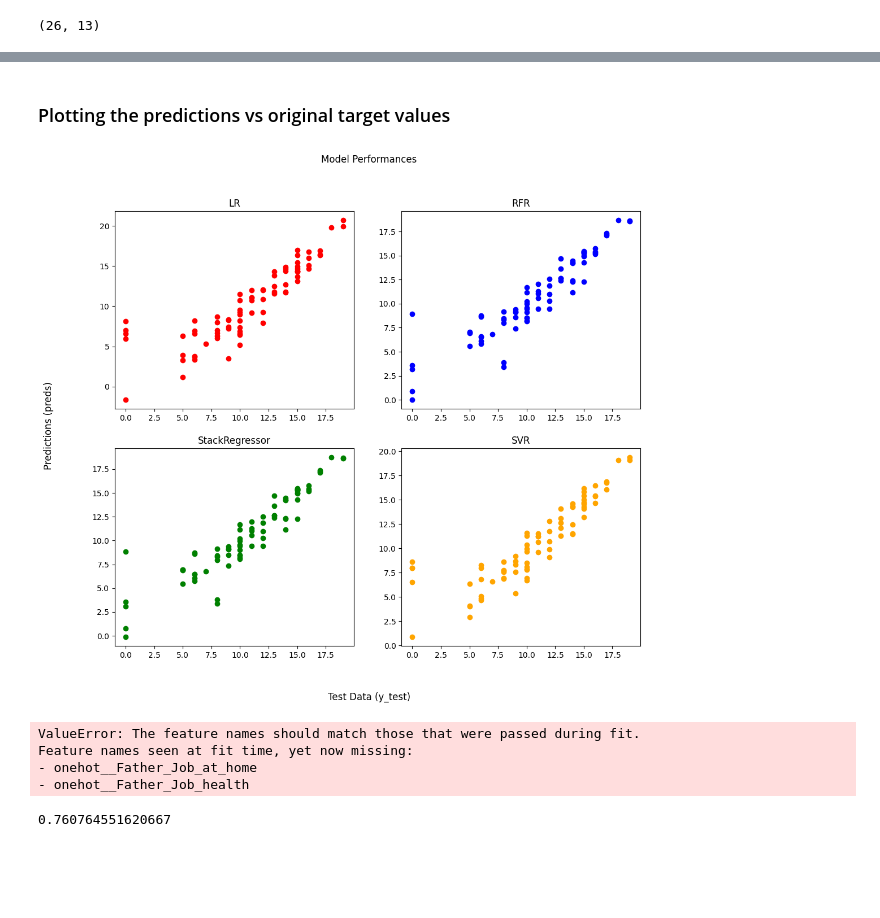
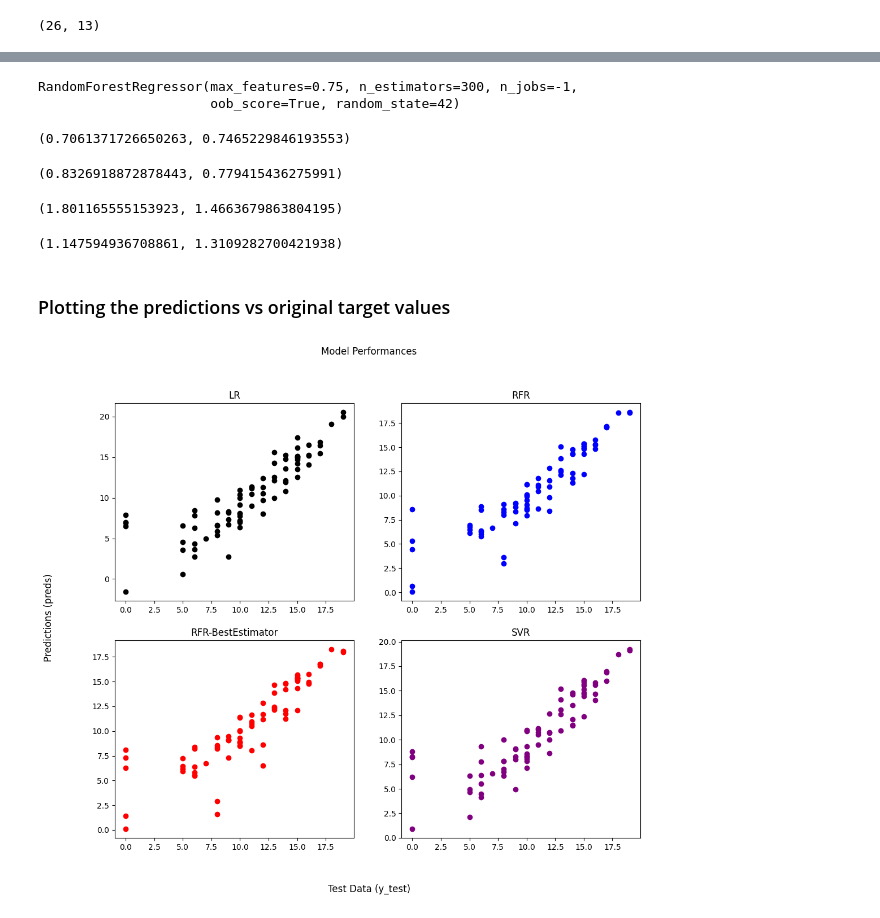
Before and after one commit to Ajinkya-18/Student_Performance_Prediction, a Jupyter notebook: notebooks/Performance_Predictor.ipynb, the cells around one changed output, grey strips where cells are left out. Saved outputs shown, nothing was run; the diff lists cells and outputs as text; code cells hidden in the pictures; blank space fills up the shorter version.

```diff
--- a/notebooks/Performance_Predictor.ipynb
+++ b/notebooks/Performance_Predictor.ipynb
@@ -106,23 +106,19 @@ from sklearn.feature_selection import SelectKBest, mutual_info_regression
 from sklearn.pipeline import Pipeline
 # %%
 steps=[('select_k_best', SelectKBest(score_func=mutual_info_regression)),
-       ('model', RandomForestRegressor(oob_score=True, random_state=42))]
+       ('model', RandomForestRegressor(random_state=42))]
 pipeline = Pipeline(steps=steps)
 
 
 param_grid = [
     {'select_k_best__k': [5, 10, 15],
-     'model': [RandomForestRegressor(oob_score=True, random_state=42)],
+     'model': [RandomForestRegressor(random_state=42)],
      'model__n_estimators': [100, 300, 500, 700],
      'model__max_features': [0.5, 0.75, 1.0],
-     'model__max_depth': [None, 50, 75]
-    },
-    {'select_k_best__k': [5, 10, 15],
-     'model': [LinearSVR(random_state=42, max_iter=10000)],
-     'model__C': [0.5, 1, 2, 5],
-     'model__loss': ['epsilon_insensitive']
+     'model__max_depth': [None, 25, 50, 75],
+     'model__oob_score': [True, False]
     }
-             ]
+]
 # %%
 grid_search = GridSearchCV(estimator=pipeline, param_grid=param_grid,
                            n_jobs=6, refit=True, cv=5, verbose=2,
@@ -212,35 +206,60 @@ np.float64(0.8858416131169641)
+# %%
+lr = LinearRegression()
+svr = LinearSVR()
+rfr = RandomForestRegressor(random_state=42)
+rfr_best_params = RandomForestRegressor(n_estimators=300, max_depth=None, max_features=0.75,
+                                       oob_score=True, n_jobs=-1, random_state=42)
+# %%
+lr.fit(x_train_new, y_train)
+svr.fit(x_train_new, y_train)
+rfr.fit(x_train_new, y_train)
+rfr_best_params.fit(x_train_new[best_features], y_train)
+# %% [output]
+RandomForestRegressor(max_features=0.75, n_estimators=300, n_jobs=-1,
+                      oob_score=True, random_state=42)
 # %%
 x_test_new = col_transformer.transform(x_test)
+# %%
+y_preds_lr = lr.predict(x_test_new)
+y_preds_svr = svr.predict(x_test_new)
+y_preds_rfr = rfr.predict(x_test_new)
+y_preds_be = rfr_best_params.predict(x_test_new[best_features])
 # %%
 from sklearn.metrics import r2_score, mean_absolute_error
+# %%
+r2_score(y_test, y_preds_lr), r2_score(y_test, y_preds_svr)
+# %% [output]
+(0.7061371726650263, 0.7465229846193553)
+# %%
+r2_score(y_test, y_preds_rfr), r2_score(y_test, y_preds_be)
+# %% [output]
+(0.8326918872878443, 0.779415436275991)
+# %%
+mean_absolute_error(y_test, y_preds_lr), mean_absolute_error(y_test, y_preds_svr)
+# %% [output]
+(1.801165555153923, 1.4663679863804195)
+# %%
+mean_absolute_error(y_test, y_preds_rfr), mean_absolute_error(y_test, y_preds_be)
+# %% [output]
+(1.147594936708861, 1.3109282700421938)
 # %% [markdown]
 ### Plotting the predictions vs original target values
 # %%
 fig, axs = plt.subplots(2,2, figsize=(12,10))
 fig.suptitle('Model Performances')
 fig.supxlabel('Test Data (y_test)')
 fig.supylabel('Predictions (preds)')
 
-axs[0][0].scatter(y_test, lr_preds, color='red')
+axs[0][0].scatter(y_test, y_preds_lr, color='black')
 axs[0][0].set_title('LR')
-axs[0][1].scatter(y_test, rfr_preds, color='blue')
+axs[0][1].scatter(y_test, y_preds_rfr, color='blue')
 axs[0][1].set_title('RFR')
-axs[1][0].scatter(y_test, stack_preds, color='green')
-axs[1][0].set_title('StackRegressor')
-axs[1][1].scatter(y_test, svr_preds, color='orange')
+axs[1][0].scatter(y_test, y_preds_be, color='red')
+axs[1][0].set_title('RFR-BestEstimator')
+axs[1][1].scatter(y_test, y_preds_svr, color='purple')
 axs[1][1].set_title('SVR')
 
-plt.savefig('../reports/Models_Performance.png')
+plt.show()
+# plt.savefig('../reports/Models_Performance.png')
 # %% [output]
-[figure, old version]
+[figure, new version]
-# %%
-from joblib import load
-with open('../models/grid_search_best_estimator.joblib', 'rb') as f:
-    rfr = load(f)
-    y_preds = rfr.predict(x_test_new[best_features])
-    r2_score(y_test, y_preds)
-# %% [output]
-ValueError: The feature names should match those that were passed during fit.
-Feature names seen at fit time, yet now missing:
-- onehot__Father_Job_at_home
-- onehot__Father_Job_health
@@ -249,4 +265,0 @@ y_preds = rfr.predict(x_test_new[best_features])
-# %%
-r2_score(y_test, y_preds)
-# %% [output]
-0.760764551620667
```
Also changed, not shown: parts of 13 cells of this notebook, 11 other files.
